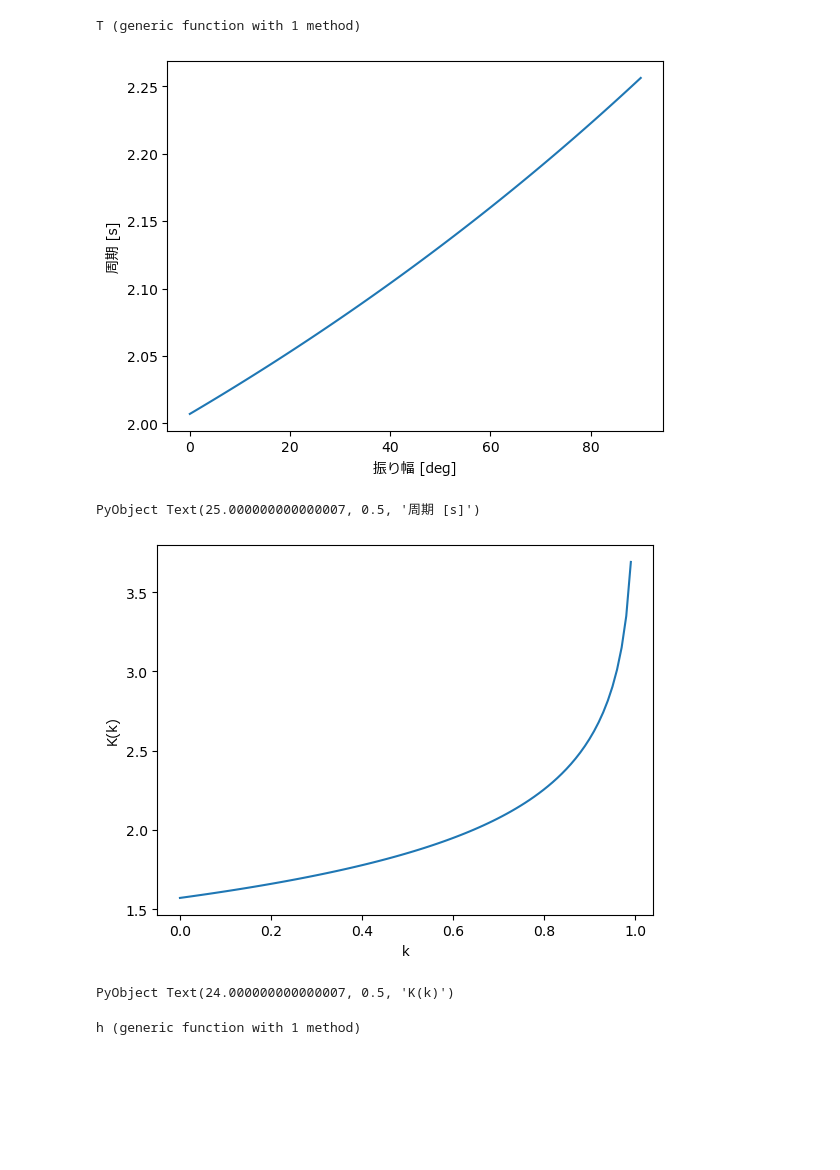
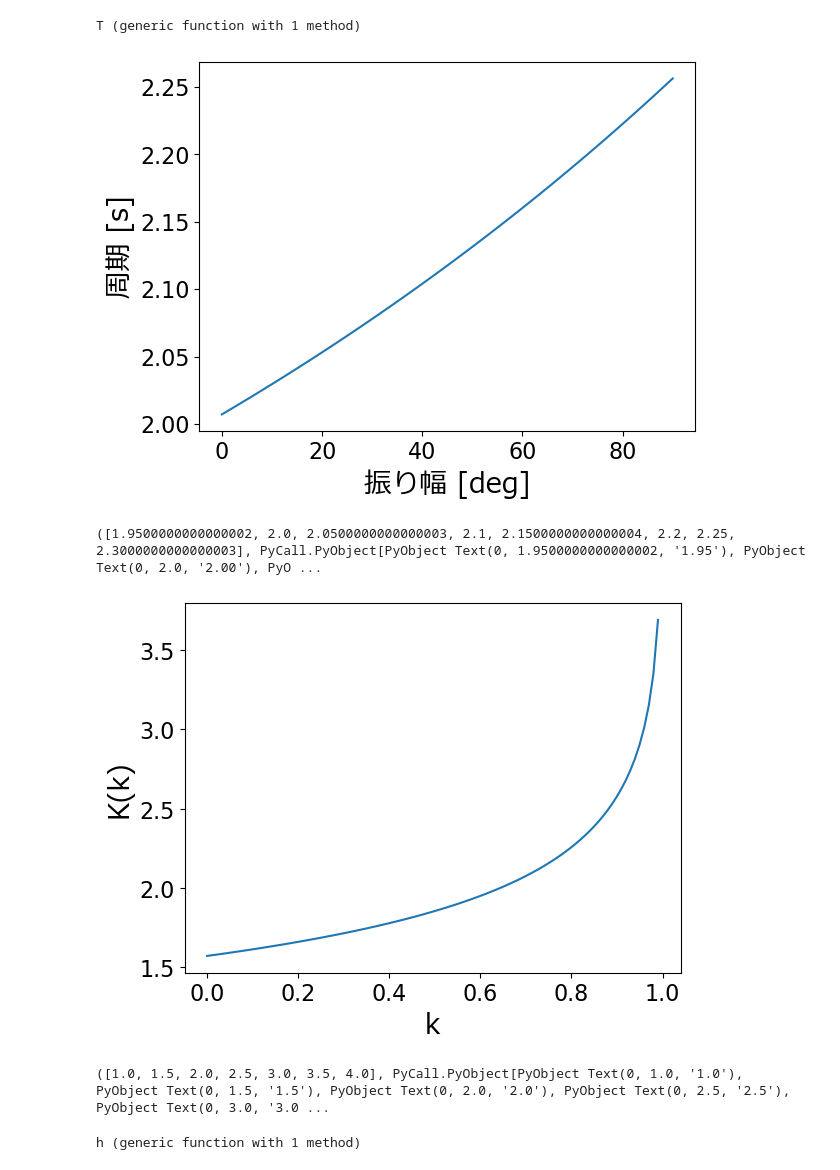
Before and after one commit to MedusaMITSUKI/pendulum, a Jupyter notebook: pendulum.ipynb, the cells around one changed output. Saved outputs shown, nothing was run; the diff lists cells and outputs as text; code cells hidden in the pictures; blank space fills up the shorter version.

```diff
--- a/pendulum.ipynb
+++ b/pendulum.ipynb
@@ -22,20 +22,24 @@ T (generic function with 1 method)
 # %%
 # 振り子の周期のグラフ
 plot(x, T.(x))
-xlabel("振り幅 [deg]", fontname="Meiryo")
-ylabel("周期 [s]", fontname="Meiryo")
+xlabel("振り幅 [deg]", fontname = "Meiryo", fontsize = 20)
+ylabel("周期 [s]", fontname="Meiryo", fontsize = 20)
+xticks(fontsize = 16)
+yticks(fontsize = 16)
 # %% [output]
-[figure, old version]
+[figure, new version]
-PyObject Text(25.000000000000007, 0.5, '周期 [s]')
+([1.9500000000000002, 2.0, 2.0500000000000003, 2.1, 2.1500000000000004, 2.2, 2.25, 2.3000000000000003], PyCall.PyObject[PyObject Text(0, 1.9500000000000002, '1.95'), PyObject Text(0, 2.0, '2.00'), PyO ...
 # %%
 # 第１種完全楕円積分のグラフ
 k = range(0, 1.0, length = 100)
 plot(k, Elliptic.K.(k))
-xlabel("k", fontname="Meiryo")
-ylabel("K(k)", fontname="Meiryo")
+xlabel("k", fontname = "Meiryo",  fontsize = 20)
+ylabel("K(k)", fontname = "Meiryo",  fontsize = 20)
+xticks(fontsize = 16)
+yticks(fontsize = 16)
 # %% [output]
-[figure, old version]
+[figure, new version]
-PyObject Text(24.000000000000007, 0.5, 'K(k)')
+([1.0, 1.5, 2.0, 2.5, 3.0, 3.5, 4.0], PyCall.PyObject[PyObject Text(0, 1.0, '1.0'), PyObject Text(0, 1.5, '1.5'), PyObject Text(0, 2.0, '2.0'), PyObject Text(0, 2.5, '2.5'), PyObject Text(0, 3.0, '3.0 ...
 # %%
 # 振り子の周期の比
 h(x) = T.(x) / T0.(x)
```
Also changed, not shown: parts of 1 cell of this notebook.
